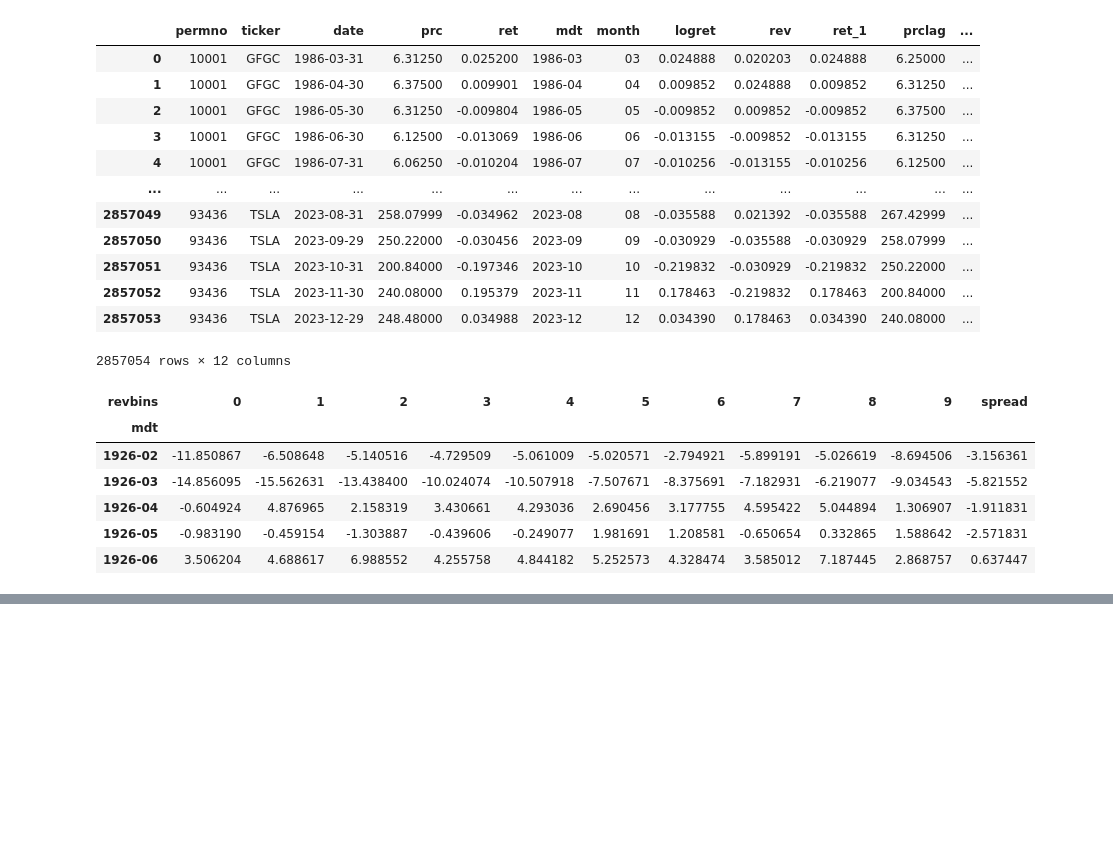
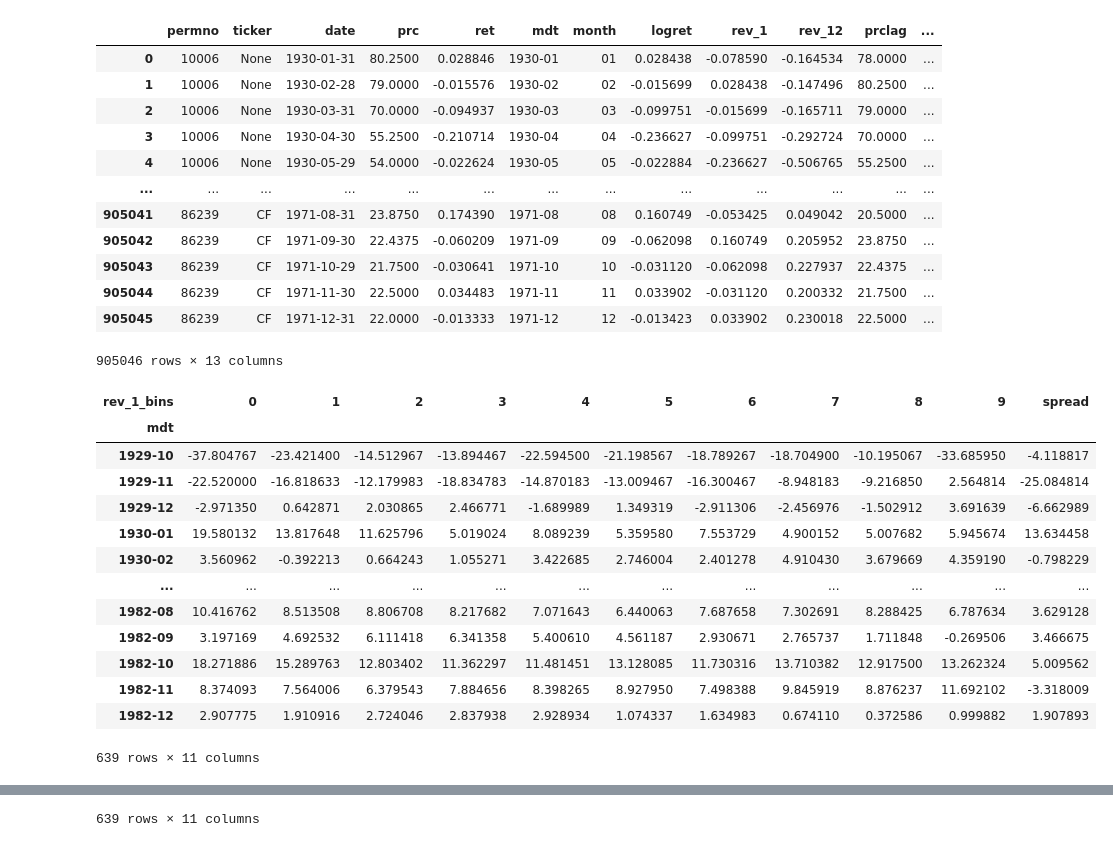
Before and after one commit to andrewhall1124/pairs_trading, a Jupyter notebook: strat_reversal.ipynb, the cells around one changed output, grey strips where cells are left out. Drawn from its saved outputs; the diff is of its cells as text; code cells hidden in the pictures; blank space fills up the shorter version.

```diff
--- a/strat_reversal.ipynb
+++ b/strat_reversal.ipynb
@@ -21,7 +46,7 @@ df.head()
 # %%
 # Cleaning
 
-df = df[['permno', 'ticker', 'date', 'prc', 'ret']]
+df = df[['permno', 'ticker', 'date', 'prc', 'ret']].copy()
 
 df['mdt'] = pd.to_datetime(df['date']).dt.strftime("%Y-%m")
 df['month'] = pd.to_datetime(df['date']).dt.strftime("%m")
@@ -37,19 +62,17 @@ df.head()
 # %%
 # Calculate Reversal feature
 window = 1
-holding_period = 1 # Alternative is 6
-holding_period_var = f'ret_{holding_period}'
 
 # Log Returns
 df['logret'] = np.log1p(df['ret'])
 
 # Reversal from t-1 to t (also know as 1 month momentum)
-df['rev'] = df.groupby('permno')['logret'].rolling(window,window).sum().reset_index(drop=True)
-df['rev'] = df.groupby('permno')['rev'].shift(1) # Once for lag
+df['rev_1'] = df.groupby('permno')['logret'].rolling(1,1).sum().reset_index(drop=True)
+df['rev_1'] = df.groupby('permno')['rev_1'].shift(1)
 
-# Holding period returns
-df[holding_period_var] = df.groupby('permno')['logret'].rolling(holding_period,holding_period).sum().reset_index(drop=True)
-df[holding_period_var] = df.groupby('permno')[holding_period_var].shift(-(holding_period-1))
+# Reversal from t-12 to t (also know as 1 month momentum)
+df['rev_12'] = df.groupby('permno')['logret'].rolling(12,12).sum().reset_index(drop=True)
+df['rev_12'] = df.groupby('permno')['rev_12'].shift(1)
 
 df
 # %% [output]
@@ -71,7 +94,7 @@ df
 
 df['prclag'] = df.groupby('permno')['prc'].shift(1)
 
-df = df.query("rev == rev and prclag >= 5").reset_index(drop=True)
+df = df.query("rev_1 == rev_1 and rev_12 == rev_12 and prclag >= 5").reset_index(drop=True)
 
 df
 # %% [output]
@@ -91,43 +114,51 @@ df
 # %%
-# Momentum decile bins
-df['revbins'] = df.groupby("mdt")['rev'].transform(lambda x: pd.qcut(x, 10, labels=False, duplicates='drop')) # I would like to not drop dulplicates
+# Reversal decile bins
+df['rev_1_bins'] = df.groupby("mdt")['rev_1'].transform(lambda x: pd.qcut(x, 10, labels=False, duplicates='drop')) # I would like to not drop dulplicates
+df['rev_12_bins'] = df.groupby("mdt")['rev_12'].transform(lambda x: pd.qcut(x, 10, labels=False, duplicates='drop')) # I would like to not drop dulplicates
 
 df
 # %% [output]
-|  | permno | ticker | date | prc | ret | mdt | month | logret | rev | ret_1 | prclag | ... |
-| 0 | 10001 | GFGC | 1986-03-31 | 6.31250 | 0.025200 | 1986-03 | 03 | 0.024888 | 0.020203 | 0.024888 | 6.25000 | ... |
-| 1 | 10001 | GFGC | 1986-04-30 | 6.37500 | 0.009901 | 1986-04 | 04 | 0.009852 | 0.024888 | 0.009852 | 6.31250 | ... |
-| 2 | 10001 | GFGC | 1986-05-30 | 6.31250 | -0.009804 | 1986-05 | 05 | -0.009852 | 0.009852 | -0.009852 | 6.37500 | ... |
-| 3 | 10001 | GFGC | 1986-06-30 | 6.12500 | -0.013069 | 1986-06 | 06 | -0.013155 | -0.009852 | -0.013155 | 6.31250 | ... |
-| 4 | 10001 | GFGC | 1986-07-31 | 6.06250 | -0.010204 | 1986-07 | 07 | -0.010256 | -0.013155 | -0.010256 | 6.12500 | ... |
+|  | permno | ticker | date | prc | ret | mdt | month | logret | rev_1 | rev_12 | prclag | ... |
+| 0 | 10006 | None | 1930-01-31 | 80.2500 | 0.028846 | 1930-01 | 01 | 0.028438 | -0.078590 | -0.164534 | 78.0000 | ... |
+| 1 | 10006 | None | 1930-02-28 | 79.0000 | -0.015576 | 1930-02 | 02 | -0.015699 | 0.028438 | -0.147496 | 80.2500 | ... |
+| 2 | 10006 | None | 1930-03-31 | 70.0000 | -0.094937 | 1930-03 | 03 | -0.099751 | -0.015699 | -0.165711 | 79.0000 | ... |
+| 3 | 10006 | None | 1930-04-30 | 55.2500 | -0.210714 | 1930-04 | 04 | -0.236627 | -0.099751 | -0.292724 | 70.0000 | ... |
+| 4 | 10006 | None | 1930-05-29 | 54.0000 | -0.022624 | 1930-05 | 05 | -0.022884 | -0.236627 | -0.506765 | 55.2500 | ... |
 | ... | ... | ... | ... | ... | ... | ... | ... | ... | ... | ... | ... | ... |
-| 2857049 | 93436 | TSLA | 2023-08-31 | 258.07999 | -0.034962 | 2023-08 | 08 | -0.035588 | 0.021392 | -0.035588 | 267.42999 | ... |
-| 2857050 | 93436 | TSLA | 2023-09-29 | 250.22000 | -0.030456 | 2023-09 | 09 | -0.030929 | -0.035588 | -0.030929 | 258.07999 | ... |
-| 2857051 | 93436 | TSLA | 2023-10-31 | 200.84000 | -0.197346 | 2023-10 | 10 | -0.219832 | -0.030929 | -0.219832 | 250.22000 | ... |
-| 2857052 | 93436 | TSLA | 2023-11-30 | 240.08000 | 0.195379 | 2023-11 | 11 | 0.178463 | -0.219832 | 0.178463 | 200.84000 | ... |
-| 2857053 | 93436 | TSLA | 2023-12-29 | 248.48000 | 0.034988 | 2023-12 | 12 | 0.034390 | 0.178463 | 0.034390 | 240.08000 | ... |
+| 905041 | 86239 | CF | 1971-08-31 | 23.8750 | 0.174390 | 1971-08 | 08 | 0.160749 | -0.053425 | 0.049042 | 20.5000 | ... |
+| 905042 | 86239 | CF | 1971-09-30 | 22.4375 | -0.060209 | 1971-09 | 09 | -0.062098 | 0.160749 | 0.205952 | 23.8750 | ... |
+| 905043 | 86239 | CF | 1971-10-29 | 21.7500 | -0.030641 | 1971-10 | 10 | -0.031120 | -0.062098 | 0.227937 | 22.4375 | ... |
+| 905044 | 86239 | CF | 1971-11-30 | 22.5000 | 0.034483 | 1971-11 | 11 | 0.033902 | -0.031120 | 0.200332 | 21.7500 | ... |
+| 905045 | 86239 | CF | 1971-12-31 | 22.0000 | -0.013333 | 1971-12 | 12 | -0.013423 | 0.033902 | 0.230018 | 22.5000 | ... |
-2857054 rows × 12 columns
+905046 rows × 13 columns
 # %%
 # Form portfolios on reversal bins
 
-# This line of code is for rebalancing every 6 months.
-# df = df[(df['month'] == '01') | (df['month'] == '07')]
-
 # Portfolio df for summary stats
-port = df.groupby(['mdt', 'revbins'])[holding_period_var].mean().unstack(level=['revbins'])*100
+port_s1 = df.groupby(['mdt', 'rev_1_bins'])['ret'].mean().unstack(level=['rev_1_bins'])*100
+port_s12 = df.groupby(['mdt', 'rev_12_bins'])['ret'].mean().unstack(level=['rev_12_bins'])*100
 
 # Drop rows from port where we don't know the holding return
-port = port.dropna()
+port_s1 = port_s1.dropna()
+port_s12 = port_s12.dropna()
 
 # Spread portfolio: Long loser. Short winner.
-port['spread'] = port[0] - port[9]
+port_s1['spread'] = port_s1[0] - port_s1[9]
+port_s12['spread'] = port_s12[9] - port_s12[0]
 
-port.head()
+display(port_s1, port_s12)
 # %% [output]
-| revbins | 0 | 1 | 2 | 3 | 4 | 5 | 6 | 7 | 8 | 9 | spread |
+| rev_1_bins | 0 | 1 | 2 | 3 | 4 | 5 | 6 | 7 | 8 | 9 | spread |
 | mdt |  |  |  |  |  |  |  |  |  |  |  |
-| 1926-02 | -11.850867 | -6.508648 | -5.140516 | -4.729509 | -5.061009 | -5.020571 | -2.794921 | -5.899191 | -5.026619 | -8.694506 | -3.156361 |
-| 1926-03 | -14.856095 | -15.562631 | -13.438400 | -10.024074 | -10.507918 | -7.507671 | -8.375691 | -7.182931 | -6.219077 | -9.034543 | -5.821552 |
-| 1926-04 | -0.604924 | 4.876965 | 2.158319 | 3.430661 | 4.293036 | 2.690456 | 3.177755 | 4.595422 | 5.044894 | 1.306907 | -1.911831 |
-| 1926-05 | -0.983190 | -0.459154 | -1.303887 | -0.439606 | -0.249077 | 1.981691 | 1.208581 | -0.650654 | 0.332865 | 1.588642 | -2.571831 |
-| 1926-06 | 3.506204 | 4.688617 | 6.988552 | 4.255758 | 4.844182 | 5.252573 | 4.328474 | 3.585012 | 7.187445 | 2.868757 | 0.637447 |
+| 1929-10 | -37.804767 | -23.421400 | -14.512967 | -13.894467 | -22.594500 | -21.198567 | -18.789267 | -18.704900 | -10.195067 | -33.685950 | -4.118817 |
+| 1929-11 | -22.520000 | -16.818633 | -12.179983 | -18.834783 | -14.870183 | -13.009467 | -16.300467 | -8.948183 | -9.216850 | 2.564814 | -25.084814 |
+| 1929-12 | -2.971350 | 0.642871 | 2.030865 | 2.466771 | -1.689989 | 1.349319 | -2.911306 | -2.456976 | -1.502912 | 3.691639 | -6.662989 |
+| 1930-01 | 19.580132 | 13.817648 | 11.625796 | 5.019024 | 8.089239 | 5.359580 | 7.553729 | 4.900152 | 5.007682 | 5.945674 | 13.634458 |
+| 1930-02 | 3.560962 | -0.392213 | 0.664243 | 1.055271 | 3.422685 | 2.746004 | 2.401278 | 4.910430 | 3.679669 | 4.359190 | -0.798229 |
+| ... | ... | ... | ... | ... | ... | ... | ... | ... | ... | ... | ... |
+| 1982-08 | 10.416762 | 8.513508 | 8.806708 | 8.217682 | 7.071643 | 6.440063 | 7.687658 | 7.302691 | 8.288425 | 6.787634 | 3.629128 |
+| 1982-09 | 3.197169 | 4.692532 | 6.111418 | 6.341358 | 5.400610 | 4.561187 | 2.930671 | 2.765737 | 1.711848 | -0.269506 | 3.466675 |
+| 1982-10 | 18.271886 | 15.289763 | 12.803402 | 11.362297 | 11.481451 | 13.128085 | 11.730316 | 13.710382 | 12.917500 | 13.262324 | 5.009562 |
+| 1982-11 | 8.374093 | 7.564006 | 6.379543 | 7.884656 | 8.398265 | 8.927950 | 7.498388 | 9.845919 | 8.876237 | 11.692102 | -3.318009 |
+| 1982-12 | 2.907775 | 1.910916 | 2.724046 | 2.837938 | 2.928934 | 1.074337 | 1.634983 | 0.674110 | 0.372586 | 0.999882 | 1.907893 |
+639 rows × 11 columns
@@ -133,0 +178 @@ port.head()
+639 rows × 11 columns
```
Also changed, not shown: parts of 11 cells of this notebook, 3 other files.
